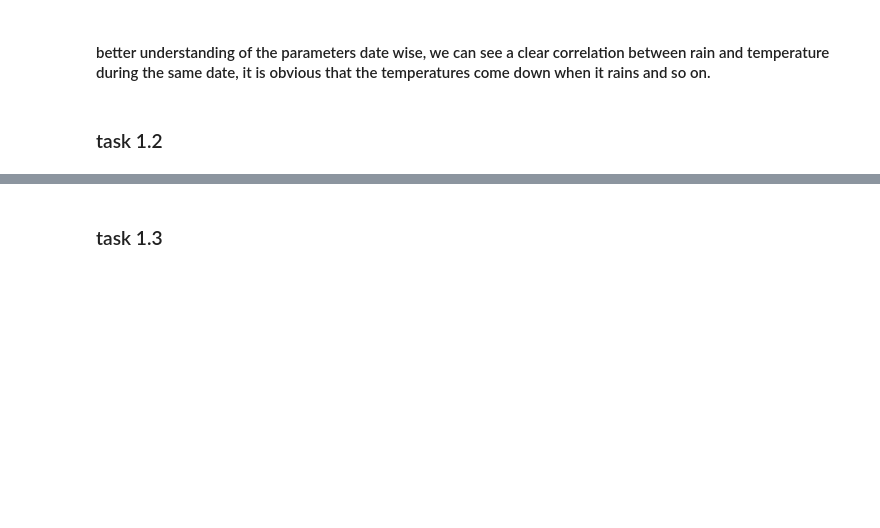
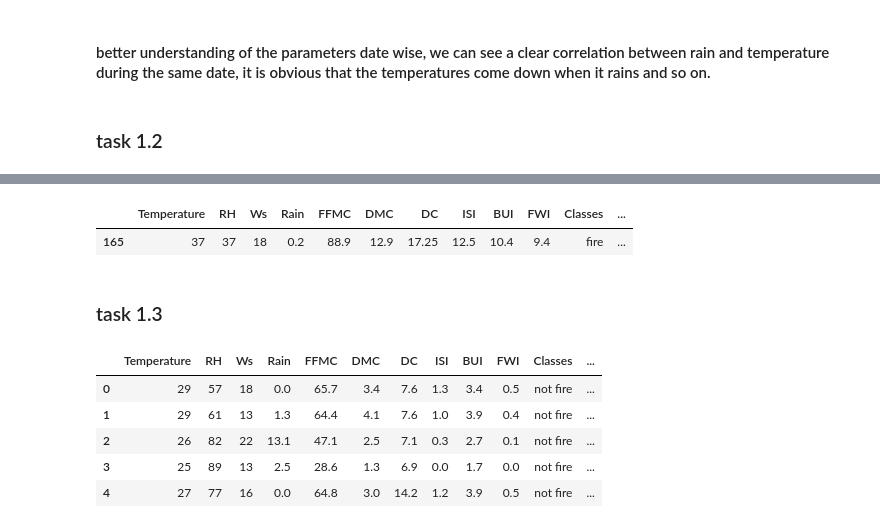
Before and after one commit to vamsik1606/AI_PR_course, a Jupyter notebook: task1_grp19.ipynb, the cells around one changed output, grey strips where cells are left out. Cells and saved outputs as stored; diff of their text form; code cells hidden in the pictures; blank space fills up the shorter version.

```diff
--- a/task1_grp19.ipynb
+++ b/task1_grp19.ipynb
@@ -191,6 +191,26 @@ rows with any missing value:
 #for handling of missing values in the time series data
 #we can use techniques like forward fill, backward fill, or interpolation depending on the nature of the data
 #it's important to choose the method that preserves the integrity of the time series patterns
+# %%
+nan_idx = df_new[df_new.isna().any(axis=1)].index
+
+if len(nan_idx) == 0:
+    print("no missing values left, nothing to fix")
+else:
+    numeric_cols = ["DC", "FWI"]
+    same_region = df_new["region"] == df_new.loc[nan_idx, "region"].iloc[0]
+    for col in numeric_cols:
+        prev_val = df_new.loc[same_region, col].shift(1).loc[nan_idx]
+        next_val = df_new.loc[same_region, col].shift(-1).loc[nan_idx]
+        df_new.loc[nan_idx, col] = (prev_val + next_val) / 2
+
+    df_new.loc[nan_idx, "Classes"] = df_new.loc[same_region, "Classes"].shift(1).loc[nan_idx]
+    df_new["Classes_code"] = df_new["Classes"].map({"not fire": 0, "fire": 1})
+
+df_new.loc[nan_idx] if len(nan_idx) else df_new.head(0)
+# %% [output]
+|  | Temperature | RH | Ws | Rain | FFMC | DMC | DC | ISI | BUI | FWI | Classes | ... |
+| 165 | 37 | 37 | 18 | 0.2 | 88.9 | 12.9 | 17.25 | 12.5 | 10.4 | 9.4 | fire | ... |
 # %% [markdown]
 ### task 1.3
 # %%
@@ -200,0 +223,9 @@ rows with any missing value:
+# %%
+df_new.head()
+# %% [output]
+|  | Temperature | RH | Ws | Rain | FFMC | DMC | DC | ISI | BUI | FWI | Classes | ... |
+| 0 | 29 | 57 | 18 | 0.0 | 65.7 | 3.4 | 7.6 | 1.3 | 3.4 | 0.5 | not fire | ... |
+| 1 | 29 | 61 | 13 | 1.3 | 64.4 | 4.1 | 7.6 | 1.0 | 3.9 | 0.4 | not fire | ... |
+| 2 | 26 | 82 | 22 | 13.1 | 47.1 | 2.5 | 7.1 | 0.3 | 2.7 | 0.1 | not fire | ... |
+| 3 | 25 | 89 | 13 | 2.5 | 28.6 | 1.3 | 6.9 | 0.0 | 1.7 | 0.0 | not fire | ... |
+| 4 | 27 | 77 | 16 | 0.0 | 64.8 | 3.0 | 14.2 | 1.2 | 3.9 | 0.5 | not fire | ... |
```
Also changed, not shown: parts of 12 cells of this notebook.
